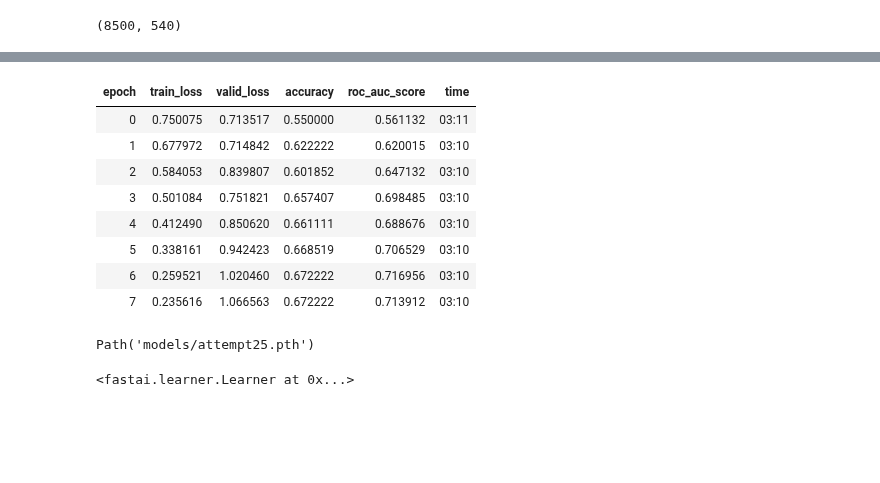
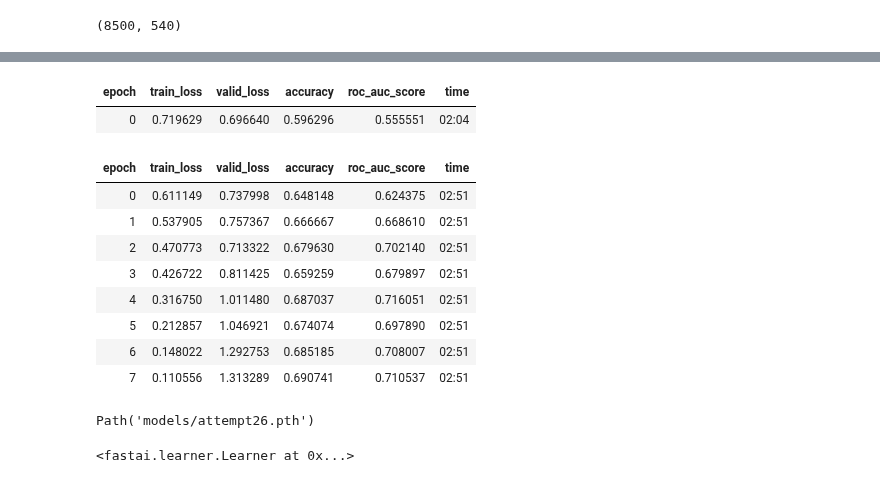
Before and after one commit to slawekslex/dl_experiments, a Jupyter notebook: Hateful/VLP.ipynb, the cells around one changed output, grey strips where cells are left out. Drawn from its saved outputs; the diff is of its cells as text; code cells hidden in the pictures; blank space fills up the shorter version.

```diff
--- a/Hateful/VLP.ipynb
+++ b/Hateful/VLP.ipynb
@@ -142,23 +125,23 @@ bbox_pref = HATE_FEAT_PATH / 'raw_bbox/hateful_vlp_checkpoint_trainval'
 id_digits=2
 
 truncate_config={
-    'max_len_b': args.max_tgt_length, 'trunc_seg': 'b', 'always_truncate_tail': True}
+    'max_len_b': max_tgt_length, 'trunc_seg': 'b', 'always_truncate_tail': True}
 
 max_masked = 10
 mask_prob = .20
 mask_img=True
 vis_mask_prob = .20
 train_proc = PreprocessVLP(max_masked, mask_prob,
-    list(tokenizer.vocab.keys()), tokenizer.convert_tokens_to_ids, args.max_seq_length,
+    list(tokenizer.vocab.keys()), tokenizer.convert_tokens_to_ids, max_seq_length,
     truncate_config=truncate_config,mask_image_regions=mask_img, vis_mask_prob=vis_mask_prob,
-    mode="bi", len_vis_input=args.len_vis_input,
+    mode="bi", len_vis_input=100,
     region_bbox_prefix=str(bbox_pref), region_det_file_prefix=str(region_pref), id_digits=id_digits,
     load_vqa_ann=True)
 
 val_proc = PreprocessVLP(0, 0,
-    list(tokenizer.vocab.keys()), tokenizer.convert_tokens_to_ids, args.max_seq_length,
+    list(tokenizer.vocab.keys()), tokenizer.convert_tokens_to_ids, max_seq_length,
     truncate_config=truncate_config,mask_image_regions=False, vis_mask_prob=0,
-    mode="bi", len_vis_input=args.len_vis_input,
+    mode="bi", len_vis_input=100,
     region_bbox_prefix=str(bbox_pref), region_det_file_prefix=str(region_pref), id_digits=id_digits,
     load_vqa_ann=True)
 # %%
@@ -203,7 +186,7 @@ def plot_top_losses(x: VLPInput, y:TensorCategory, samples, outs, raws, losses,
 db = DataBlock(blocks = (TransformBlock, CategoryBlock),
                get_x = Pipeline([LoadRow(0, train_proc, tokenizer),LoadRow(1, val_proc, tokenizer)]),
                get_y=get_y,  splitter=ColSplitter('is_valid'))
-dls = db.dataloaders(data,bs=32, device=device)
+dls = db.dataloaders(data,bs=80)
 
 len(dls.train_ds), len(dls.valid_ds)
 # %% [output]
@@ -229,24 +210,26 @@ def vlp_splitter(model):
             params(model.classifier))
 # %%
 model = new_model()
-learn = Learner(dls, model,metrics=[accuracy, RocAucBinary()], splitter=vlp_splitter)
+learn = Learner(dls, model,metrics=[accuracy, RocAucBinary()], splitter=vlp_splitter).to_fp16()
-# %%
-learn.fit_one_cycle(8, lr_max=5e-5)
-# %% [output]
-| epoch | train_loss | valid_loss | accuracy | roc_auc_score | time |
-| 0 | 0.750075 | 0.713517 | 0.550000 | 0.561132 | 03:11 |
-| 1 | 0.677972 | 0.714842 | 0.622222 | 0.620015 | 03:10 |
-| 2 | 0.584053 | 0.839807 | 0.601852 | 0.647132 | 03:10 |
-| 3 | 0.501084 | 0.751821 | 0.657407 | 0.698485 | 03:10 |
-| 4 | 0.412490 | 0.850620 | 0.661111 | 0.688676 | 03:10 |
-| 5 | 0.338161 | 0.942423 | 0.668519 | 0.706529 | 03:10 |
-| 6 | 0.259521 | 1.020460 | 0.672222 | 0.716956 | 03:10 |
-| 7 | 0.235616 | 1.066563 | 0.672222 | 0.713912 | 03:10 |
+# %%
+learn.fine_tune(8, 0.001, lr_mult=10)
+# %% [output]
+| epoch | train_loss | valid_loss | accuracy | roc_auc_score | time |
+| 0 | 0.719629 | 0.696640 | 0.596296 | 0.555551 | 02:04 |
+| epoch | train_loss | valid_loss | accuracy | roc_auc_score | time |
+| 0 | 0.611149 | 0.737998 | 0.648148 | 0.624375 | 02:51 |
+| 1 | 0.537905 | 0.757367 | 0.666667 | 0.668610 | 02:51 |
+| 2 | 0.470773 | 0.713322 | 0.679630 | 0.702140 | 02:51 |
+| 3 | 0.426722 | 0.811425 | 0.659259 | 0.679897 | 02:51 |
+| 4 | 0.316750 | 1.011480 | 0.687037 | 0.716051 | 02:51 |
+| 5 | 0.212857 | 1.046921 | 0.674074 | 0.697890 | 02:51 |
+| 6 | 0.148022 | 1.292753 | 0.685185 | 0.708007 | 02:51 |
+| 7 | 0.110556 | 1.313289 | 0.690741 | 0.710537 | 02:51 |
 # %%
 #learn.recorder.plot_loss()
 # %%
 #learn.save('attempt24')
-learn.save('attempt25')
+learn.save('attempt26')
 # %% [output]
-Path('models/attempt25.pth')
+Path('models/attempt26.pth')
 # %%
```
Also changed, not shown: parts of 9 cells of this notebook.
